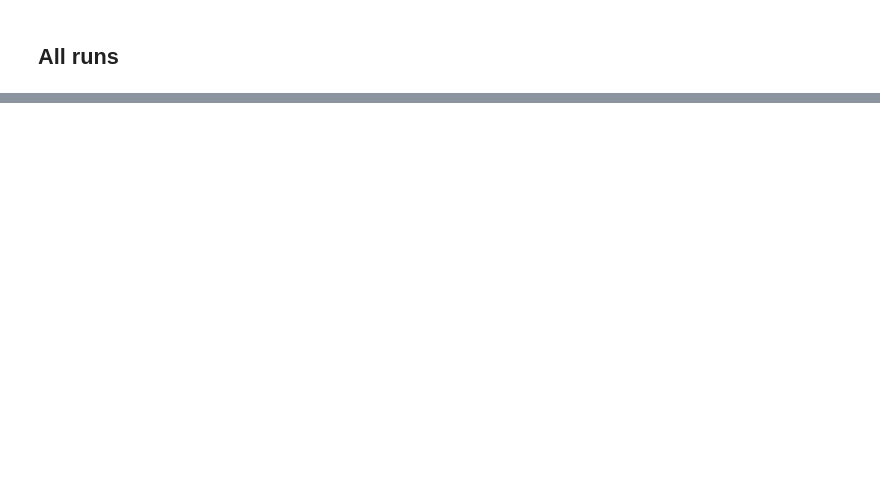
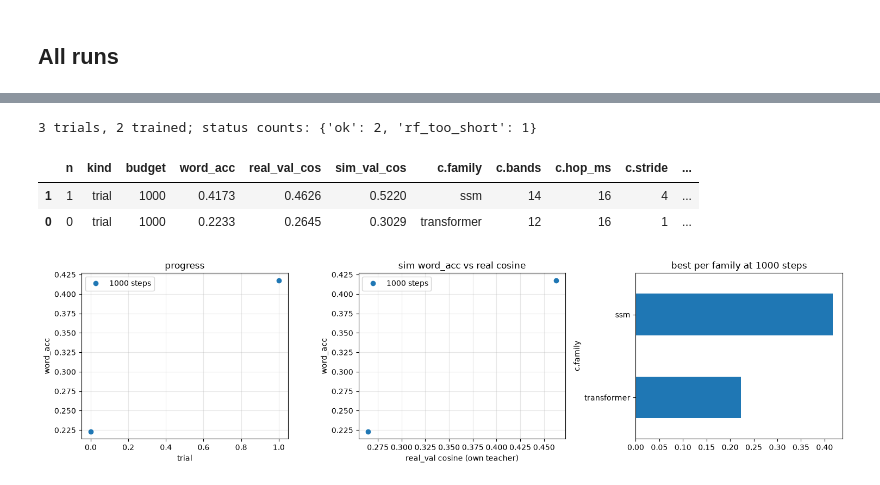
Before and after one commit to whymusticode/tinytapeout_allwaysOn_audio, a Jupyter notebook: research/07_stage_a.ipynb, the cells around one changed output, grey strips where cells are left out. Saved outputs shown, nothing was run; the diff lists cells and outputs as text; code cells hidden in the pictures; blank space fills up the shorter version.

```diff
--- a/research/07_stage_a.ipynb
+++ b/research/07_stage_a.ipynb
@@ -117,0 +173,31 @@ display(L)
+# %%
+JS = ROOT / "research/stage_a/smac_trials.jsonl"
+J = pd.DataFrame([{**{k: v for k, v in r.items() if k != "config"}, **{f"c.{k}": v for k, v in r["config"].items() if k != "knobs"},
+                   "knobs": r["config"].get("knobs")} for r in map(json.loads, JS.read_text().splitlines())]) if JS.exists() else pd.DataFrame()
+if len(J):
+    ok = J[J.status == "ok"]
+    print(f"{len(J)} trials, {len(ok)} trained; status counts:", J.status.value_counts().to_dict())
+    rep = ok[ok.kind == "repeat"].word_acc
+    if len(rep) > 1:
+        print(f"noise: word_acc sd of incumbent repeats = {rep.std():.4f} (n={len(rep)})")
+    cols = ["n", "kind", "budget", "word_acc", "real_val_cos", "sim_val_cos", "c.family", "c.bands", "c.hop_ms", "c.stride",
+            "c.weight_bits", "c.teacher", "params", "bus_bytes_per_step", "macs_per_step", "frontend_ff", "wall_s", "knobs"]
+    display(ok.sort_values("word_acc", ascending=False)[cols].head(20))
+    fig, ax = plt.subplots(1, 3, figsize=(15, 4))
+    for b, g in ok.groupby("budget"):
+        ax[0].plot(g.n, g.word_acc, "o", label=f"{int(b)} steps")
+        ax[1].plot(g.real_val_cos, g.word_acc, "o", label=f"{int(b)} steps")
+    ax[0].set(xlabel="trial", ylabel="word_acc", title="progress")
+    ax[1].set(xlabel="real_val cosine (own teacher)", ylabel="word_acc", title="sim word_acc vs real cosine")
+    best = ok[ok.budget == ok.budget.max()].groupby("c.family").word_acc.max().sort_values()
+    best.plot.barh(ax=ax[2], title=f"best per family at {int(ok.budget.max())} steps")
+    for a in ax[:2]:
+        a.grid(alpha=0.3)
+        a.legend()
+    plt.tight_layout()
+# %% [output]
+3 trials, 2 trained; status counts: {'ok': 2, 'rf_too_short': 1}
+|  | n | kind | budget | word_acc | real_val_cos | sim_val_cos | c.family | c.bands | c.hop_ms | c.stride | ... |
+| 1 | 1 | trial | 1000 | 0.4173 | 0.4626 | 0.5220 | ssm | 14 | 16 | 4 | ... |
+| 0 | 0 | trial | 1000 | 0.2233 | 0.2645 | 0.3029 | transformer | 12 | 16 | 1 | ... |
+[figure, added]
```
Also changed, not shown: parts of 5 cells of this notebook, 6 other files.
